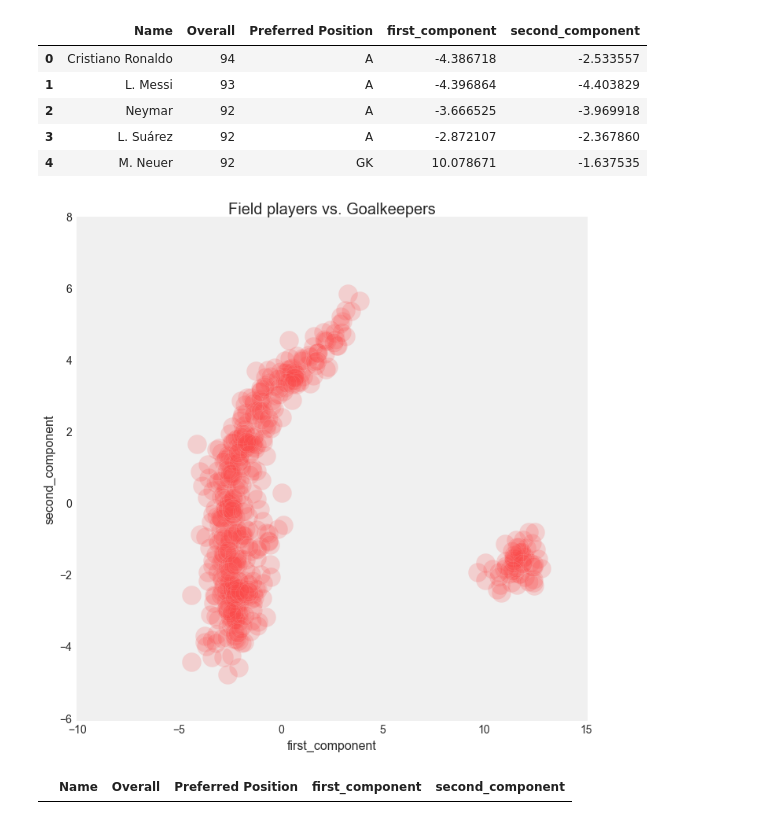
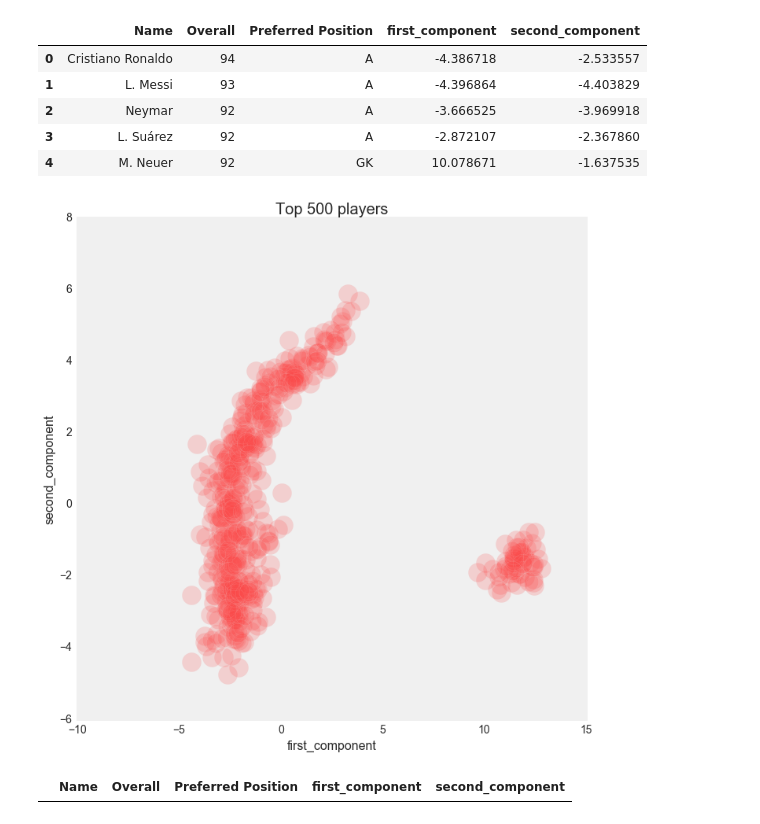
Before and after one commit to adrialuzllompart/fifa-2018, a Jupyter notebook: notebooks/EDA and PCA.ipynb, the cells around one changed output. Cells and saved outputs as stored; diff of their text form; code cells hidden in the pictures.

Commit message:
Change plot titles

```diff
--- a/notebooks/EDA and PCA.ipynb
+++ b/notebooks/EDA and PCA.ipynb
@@ -186,12 +204,12 @@ if x == 's':
         'ST': 'A',
         'GK': 'GK',
         'CM': 'M',
-        'CDM': 'M',
+        'CDM': 'DM',
         'RM': 'M',
         'LM': 'M',
         'LB': 'D',
         'RB': 'D',
-        'CAM': 'M',
+        'CAM': 'AM',
         'RW': 'A',
         'LW': 'A',
         'CF': 'A',
@@ -204,9 +222,13 @@ elif x == 'c':
     temp2 = pd.concat([fifa[['Name', 'Preferred Positions']], temp], axis=1)
     positions = temp2['Preferred Positions'].str.split().apply(lambda x: x[0]).value_counts().index.values
 
+    # for each position
     for pos in positions:
+        # create an empty column with the name of the position
         temp2[pos] = np.nan
+        # if the position is in the preferred positions column, put 1
         temp2.loc[temp2['Preferred Positions'].str.contains(pos), pos] = 1
+        # if not, put 0
         temp2[pos].fillna(0, inplace=True)
 
     temp2['Preferred Position'] = np.nan
@@ -753,20 +805,20 @@ final.head()
 # %%
 fig, ax = plt.subplots(1, 1, figsize=(10, 10))
 
 ax.scatter(final.first_component, final.second_component, s=600,
            alpha=0.2, c='#FF4B4B')
 
-ax.set_title('Field players vs. Goalkeepers', size=20)
+ax.set_title('Top 500 players', size=20)
 ax.set_xlabel('first_component', size=16)
 ax.set_ylabel('second_component', size=16)
 ax.tick_params(labelsize=14)
 ax.grid(False)
 
 fig.tight_layout()
 fig.savefig('C:/Users/aluz/Desktop/fifa-2018/blog/third_chart.jpeg',
             facecolor='w')
 # %% [output]
-[figure, old version]
+[figure, new version]
 # %%
 final.loc[(final.first_component < -5) &
           (final.second_component > 4), :]
```
Also changed, not shown: parts of 7 cells of this notebook.
